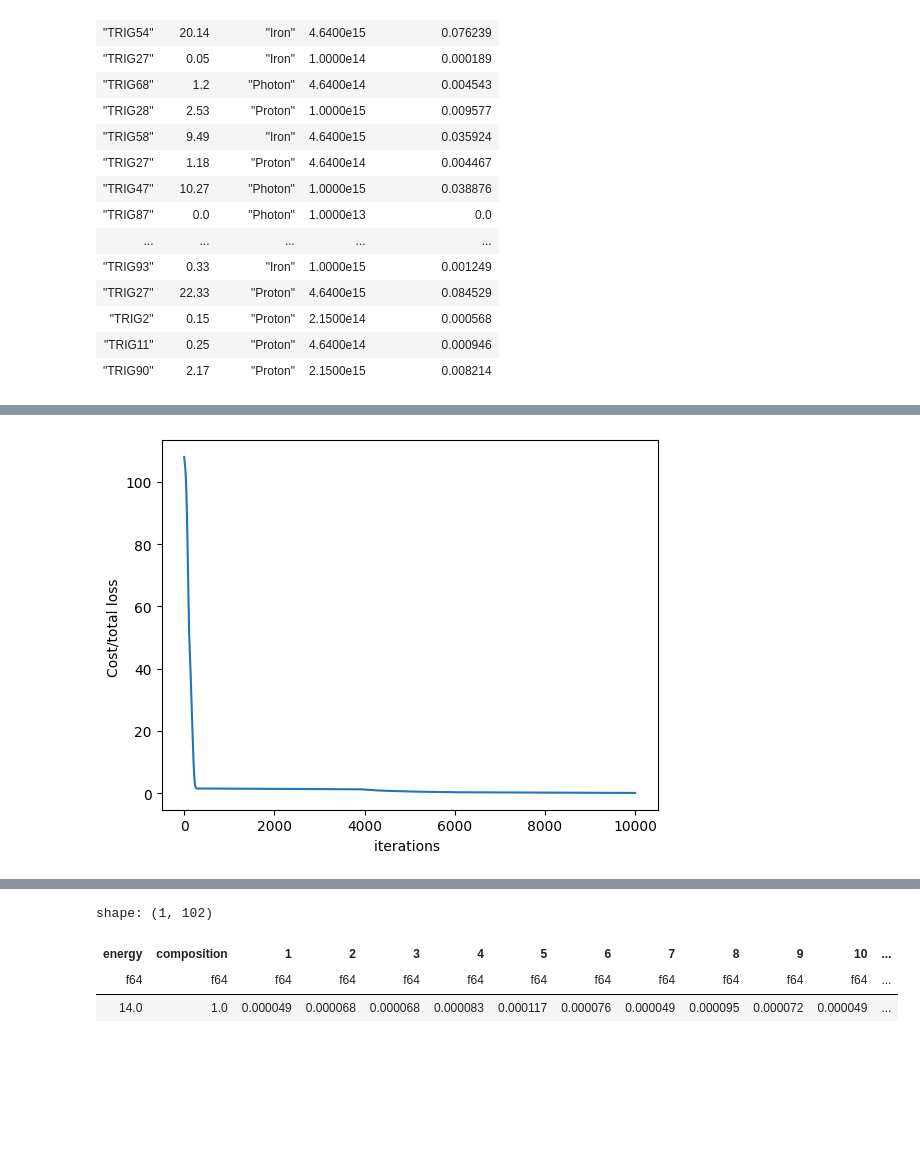
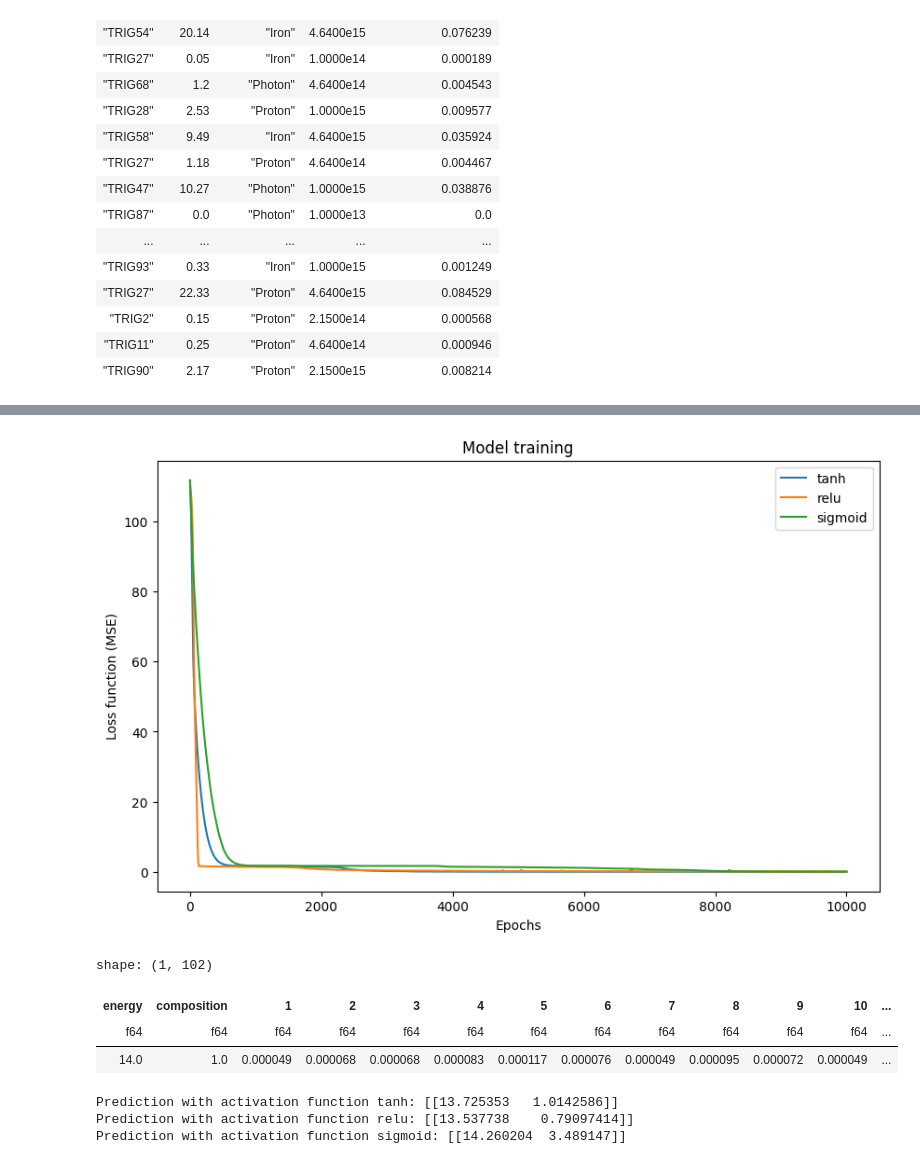
Before and after one commit to lucas-orfei/mestrado, a Jupyter notebook: NN_numpy_regression.ipynb, the cells around one changed output, grey strips where cells are left out. Drawn from its saved outputs; the diff is of its cells as text; code cells hidden in the pictures; blank space fills up the shorter version.

Commit message:
Atualização com novas funções de ativação

```diff
--- a/NN_numpy_regression.ipynb
+++ b/NN_numpy_regression.ipynb
@@ -218,9 +215,23 @@ Epoch [10000/10000], Loss: 0.1280
-# %%
-import matplotlib.pyplot as plt
-
-plt.plot(loss_list)
-plt.xlabel("iterations ")
-plt.ylabel("Cost/total loss ")
-plt.show()
-# %% [output]
-[figure, removed]
+# %%
+activation_functions = ['tanh', 'relu', 'sigmoid']
+models = {}
+losses = {}
+
+for activation in activation_functions:
+    #print(f'Treinando com função de ativação: {activation}')
+    model, loss = train_model(activation)
+    losses[activation] = loss
+    models[activation] = model
+
+import matplotlib.pyplot as plt
+# Plotar os resultados
+plt.figure(figsize=(10, 6))
+for activation in activation_functions:
+    plt.plot(losses[activation], label=activation)
+
+plt.title('Model training')
+plt.xlabel('Epochs')
+plt.ylabel('Loss function (MSE)')
+plt.legend()
+plt.show()
+# %% [output]
@@ -227,3 +255,4 @@ plt.show()
+[figure, added]
 # %%
 df2 = pl.read_csv('/home/orfei/mestrado/progs/data_neural_network.txt')
 # %%
@@ -282,11 +313,14 @@ y2 = np.array(y2)
 # %%
 # Avaliação do modelo
+for activation, model in models.items():
 
-model.eval()
+    model.eval()
 
-# Previsão
-
-input_tensor = torch.tensor(x2, dtype=torch.float32)
-
-with torch.no_grad():
-    prediction = model(input_tensor)
+    # Previsão
+    with torch.no_grad():
+        prediction = model(input_tensor)
+        print(f'Prediction with activation function {activation}: {prediction.numpy()}')
+# %% [output]
+Prediction with activation function tanh: [[13.725353   1.0142586]]
+Prediction with activation function relu: [[13.537738    0.79097414]]
+Prediction with activation function sigmoid: [[14.260204  3.489147]]
```
Also changed, not shown: parts of 9 cells of this notebook.
